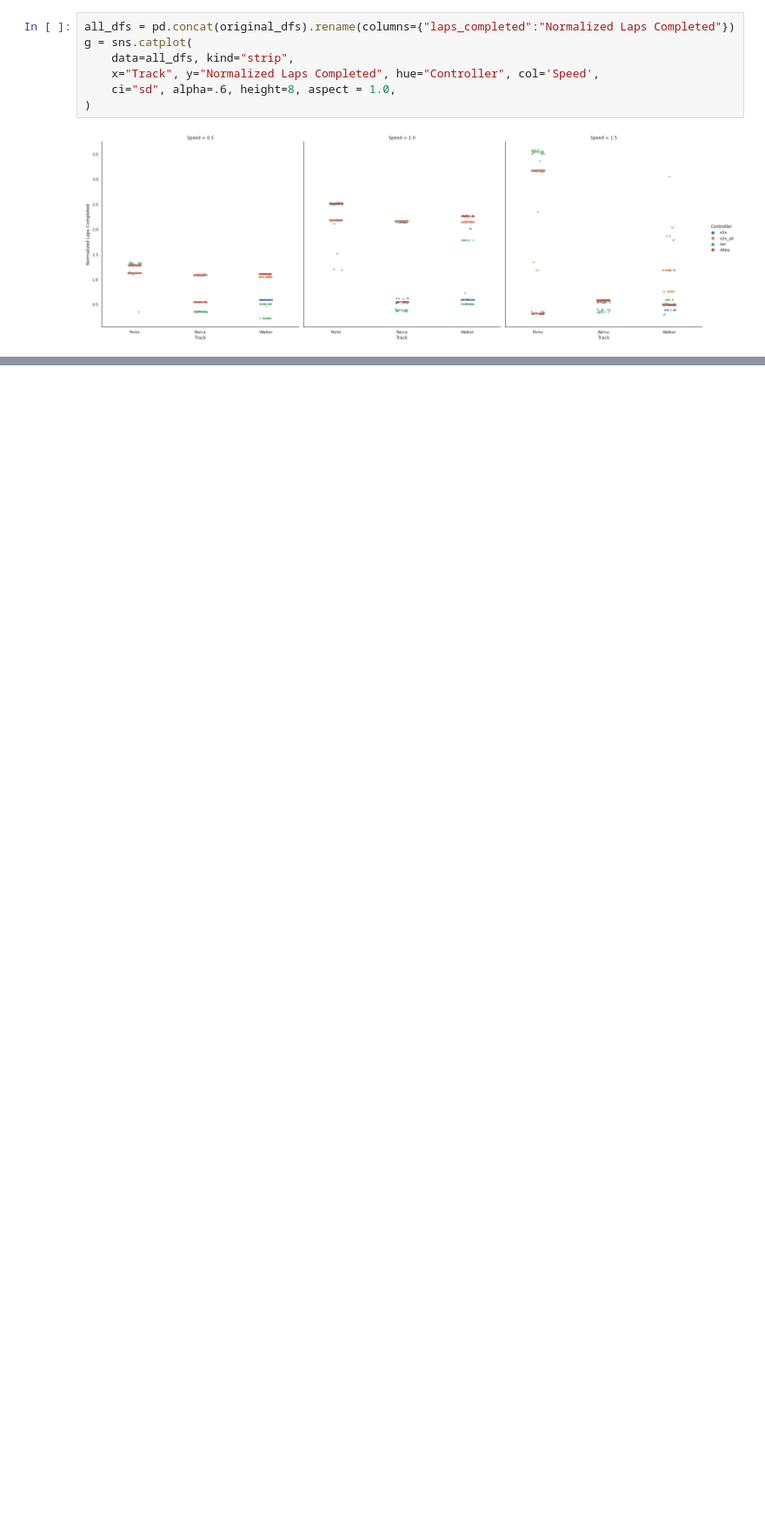
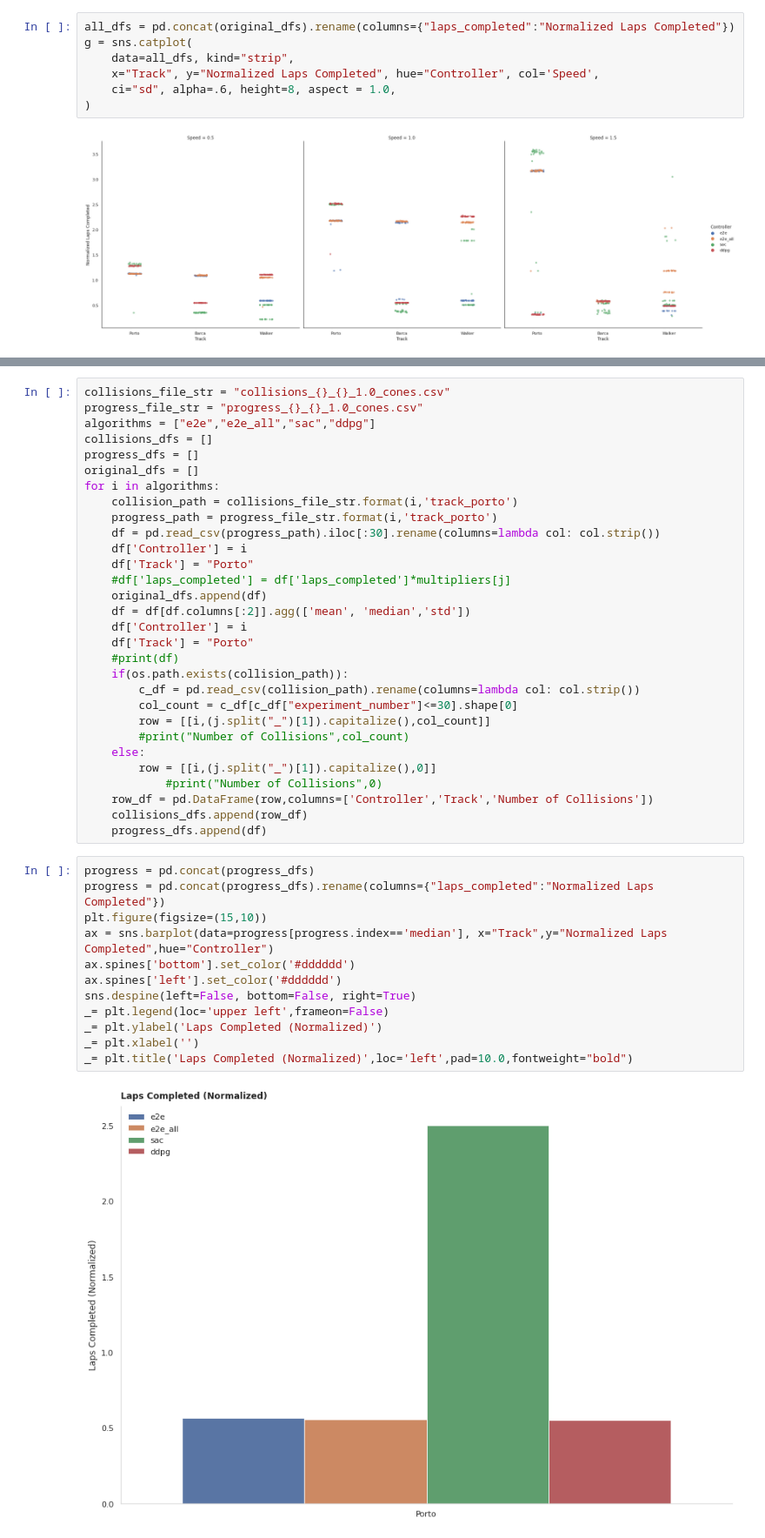
Before and after one commit to pmusau17/Platooning-F1Tenth, a Jupyter notebook: src/race/logs/AggregrateResultsPatrick.ipynb, the cells around one changed output, grey strips where cells are left out. Shown at 87% size. Drawn from its saved outputs; the diff is of its cells as text; blank space fills up the shorter version.

Commit message:
obstacle experiments

```diff
--- a/src/race/logs/AggregrateResultsPatrick.ipynb
+++ b/src/race/logs/AggregrateResultsPatrick.ipynb
@@ -236,0 +239,44 @@ g = sns.catplot(
+# %%
+collisions_file_str = "collisions_{}_{}_1.0_cones.csv"
+progress_file_str = "progress_{}_{}_1.0_cones.csv"
+algorithms = ["e2e","e2e_all","sac","ddpg"]
+collisions_dfs = []
+progress_dfs = []
+original_dfs = []
+for i in algorithms:
+    collision_path = collisions_file_str.format(i,'track_porto')
+    progress_path = progress_file_str.format(i,'track_porto')
+    df = pd.read_csv(progress_path).iloc[:30].rename(columns=lambda col: col.strip())
+    df['Controller'] = i
+    df['Track'] = "Porto"
+    #df['laps_completed'] = df['laps_completed']*multipliers[j]
+    original_dfs.append(df)
+    df = df[df.columns[:2]].agg(['mean', 'median','std'])
+    df['Controller'] = i
+    df['Track'] = "Porto"
+    #print(df)
+    if(os.path.exists(collision_path)):
+        c_df = pd.read_csv(collision_path).rename(columns=lambda col: col.strip())
+        col_count = c_df[c_df["experiment_number"]<=30].shape[0]
+        row = [[i,(j.split("_")[1]).capitalize(),col_count]]
+        #print("Number of Collisions",col_count)
+    else:
+        row = [[i,(j.split("_")[1]).capitalize(),0]]
+            #print("Number of Collisions",0)
+    row_df = pd.DataFrame(row,columns=['Controller','Track','Number of Collisions'])
+    collisions_dfs.append(row_df)
+    progress_dfs.append(df)
+# %%
+progress = pd.concat(progress_dfs)
+progress = pd.concat(progress_dfs).rename(columns={"laps_completed":"Normalized Laps Completed"})
+plt.figure(figsize=(15,10))
+ax = sns.barplot(data=progress[progress.index=='median'], x="Track",y="Normalized Laps Completed",hue="Controller")
+ax.spines['bottom'].set_color('#dddddd')
+ax.spines['left'].set_color('#dddddd')
+sns.despine(left=False, bottom=False, right=True)
+_= plt.legend(loc='upper left',frameon=False)
+_= plt.ylabel('Laps Completed (Normalized)')
+_= plt.xlabel('')
+_= plt.title('Laps Completed (Normalized)',loc='left',pad=10.0,fontweight="bold")
+# %% [output]
+[figure, added]
```
Also changed, not shown: parts of 3 cells of this notebook, 11 other files.
